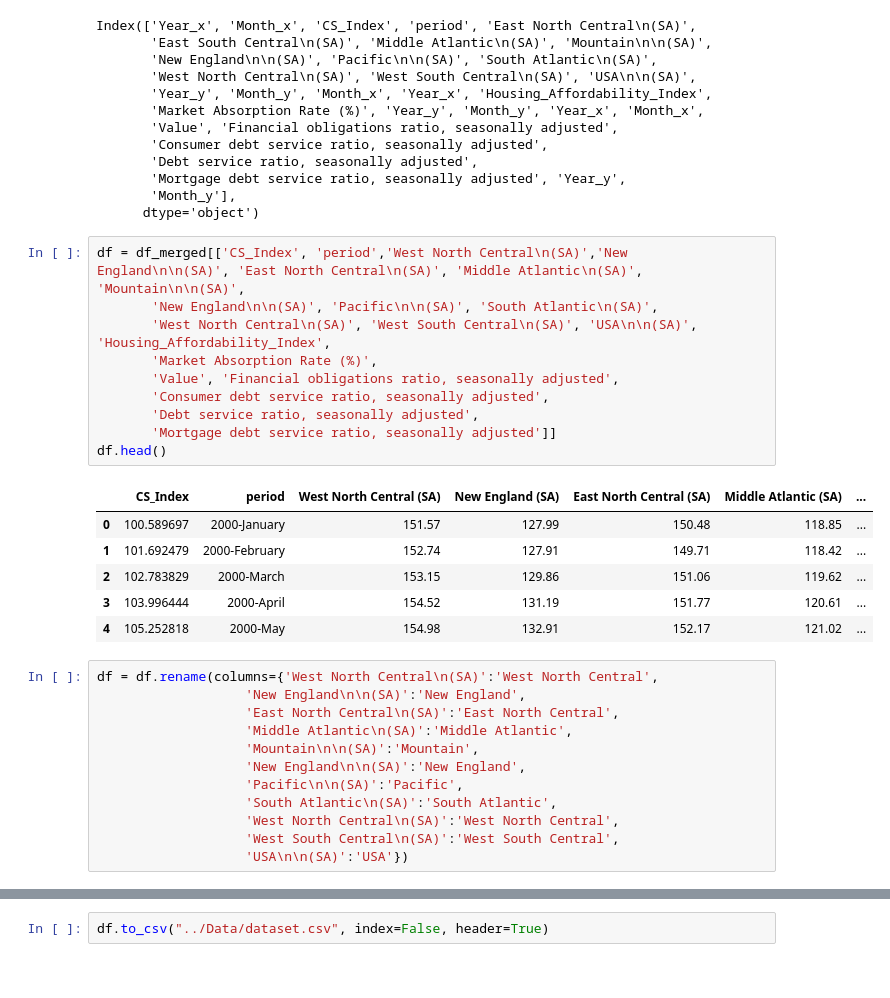
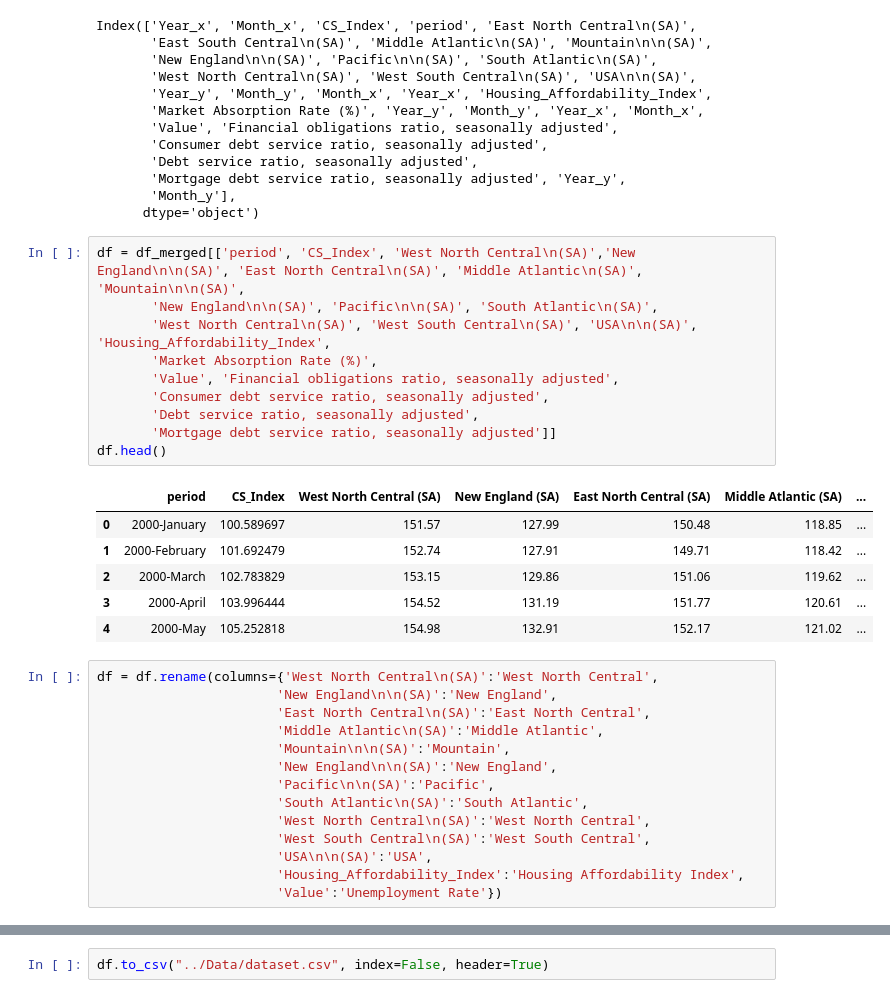
Before and after one commit to andrewboring/laughing-umbrella, a Jupyter notebook: Notebooks/data-assembler.ipynb, the cells around one changed output, grey strips where cells are left out. Drawn from its saved outputs; the diff is of its cells as text.

```diff
--- a/Notebooks/data-assembler.ipynb
+++ b/Notebooks/data-assembler.ipynb
@@ -124,34 +124,36 @@ Index(['Year_x', 'Month_x', 'CS_Index', 'period', 'East North Central\n(SA)',
        'Month_y'],
       dtype='object')
 # %%
-df = df_merged[['CS_Index', 'period','West North Central\n(SA)','New England\n\n(SA)', 'East North Central\n(SA)', 'Middle Atlantic\n(SA)', 'Mountain\n\n(SA)',
+df = df_merged[['period', 'CS_Index', 'West North Central\n(SA)','New England\n\n(SA)', 'East North Central\n(SA)', 'Middle Atlantic\n(SA)', 'Mountain\n\n(SA)',
        'New England\n\n(SA)', 'Pacific\n\n(SA)', 'South Atlantic\n(SA)',
        'West North Central\n(SA)', 'West South Central\n(SA)', 'USA\n\n(SA)', 'Housing_Affordability_Index',
        'Market Absorption Rate (%)',
        'Value', 'Financial obligations ratio, seasonally adjusted',
        'Consumer debt service ratio, seasonally adjusted',
        'Debt service ratio, seasonally adjusted',
        'Mortgage debt service ratio, seasonally adjusted']]
 df.head()
 # %% [output]
-|  | CS_Index | period | West North Central (SA) | New England (SA) | East North Central (SA) | Middle Atlantic (SA) | ... |
-| 0 | 100.589697 | 2000-January | 151.57 | 127.99 | 150.48 | 118.85 | ... |
-| 1 | 101.692479 | 2000-February | 152.74 | 127.91 | 149.71 | 118.42 | ... |
-| 2 | 102.783829 | 2000-March | 153.15 | 129.86 | 151.06 | 119.62 | ... |
-| 3 | 103.996444 | 2000-April | 154.52 | 131.19 | 151.77 | 120.61 | ... |
-| 4 | 105.252818 | 2000-May | 154.98 | 132.91 | 152.17 | 121.02 | ... |
+|  | period | CS_Index | West North Central (SA) | New England (SA) | East North Central (SA) | Middle Atlantic (SA) | ... |
+| 0 | 2000-January | 100.589697 | 151.57 | 127.99 | 150.48 | 118.85 | ... |
+| 1 | 2000-February | 101.692479 | 152.74 | 127.91 | 149.71 | 118.42 | ... |
+| 2 | 2000-March | 102.783829 | 153.15 | 129.86 | 151.06 | 119.62 | ... |
+| 3 | 2000-April | 103.996444 | 154.52 | 131.19 | 151.77 | 120.61 | ... |
+| 4 | 2000-May | 105.252818 | 154.98 | 132.91 | 152.17 | 121.02 | ... |
 # %%
 df = df.rename(columns={'West North Central\n(SA)':'West North Central',
-                   'New England\n\n(SA)':'New England',
-                   'East North Central\n(SA)':'East North Central',
-                   'Middle Atlantic\n(SA)':'Middle Atlantic',
-                   'Mountain\n\n(SA)':'Mountain',
-                   'New England\n\n(SA)':'New England',
-                   'Pacific\n\n(SA)':'Pacific',
-                   'South Atlantic\n(SA)':'South Atlantic',
-                   'West North Central\n(SA)':'West North Central',
-                   'West South Central\n(SA)':'West South Central',
-                   'USA\n\n(SA)':'USA'})
+                       'New England\n\n(SA)':'New England',
+                       'East North Central\n(SA)':'East North Central',
+                       'Middle Atlantic\n(SA)':'Middle Atlantic',
+                       'Mountain\n\n(SA)':'Mountain',
+                       'New England\n\n(SA)':'New England',
+                       'Pacific\n\n(SA)':'Pacific',
+                       'South Atlantic\n(SA)':'South Atlantic',
+                       'West North Central\n(SA)':'West North Central',
+                       'West South Central\n(SA)':'West South Central',
+                       'USA\n\n(SA)':'USA',
+                       'Housing_Affordability_Index':'Housing Affordability Index',
+                       'Value':'Unemployment Rate'})
 # %%
 df.head()
 # %% [output]
```
Also changed, not shown: parts of 12 cells of this notebook, 1 other file.
